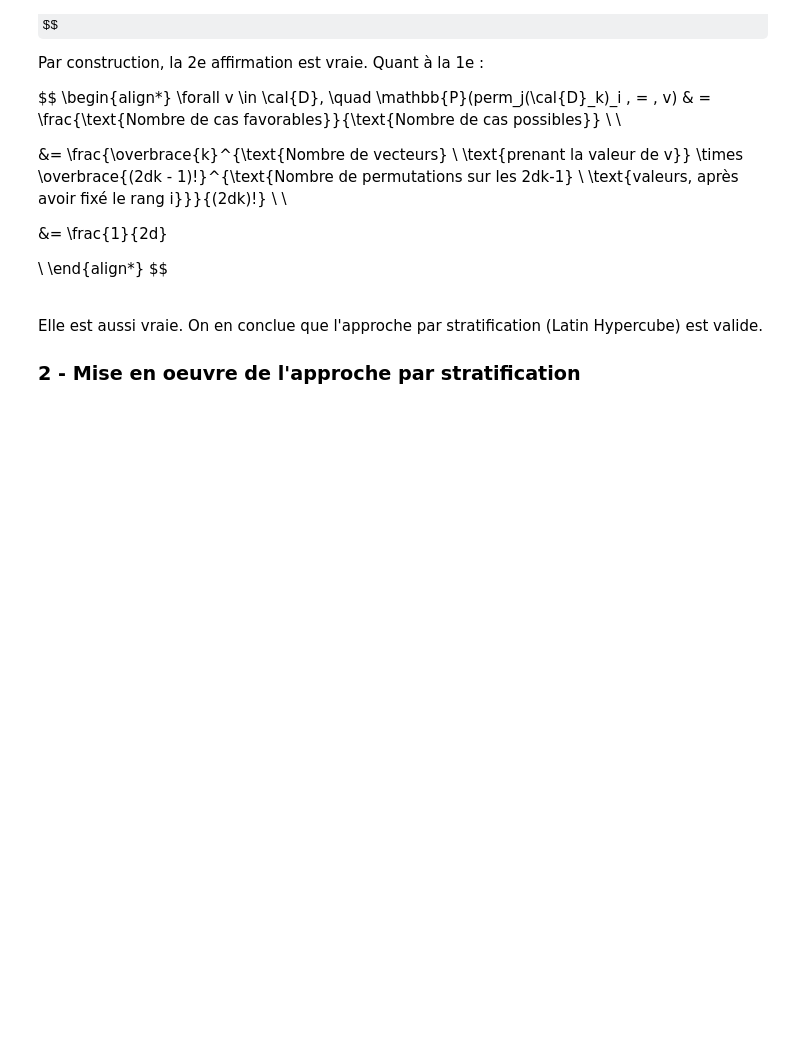
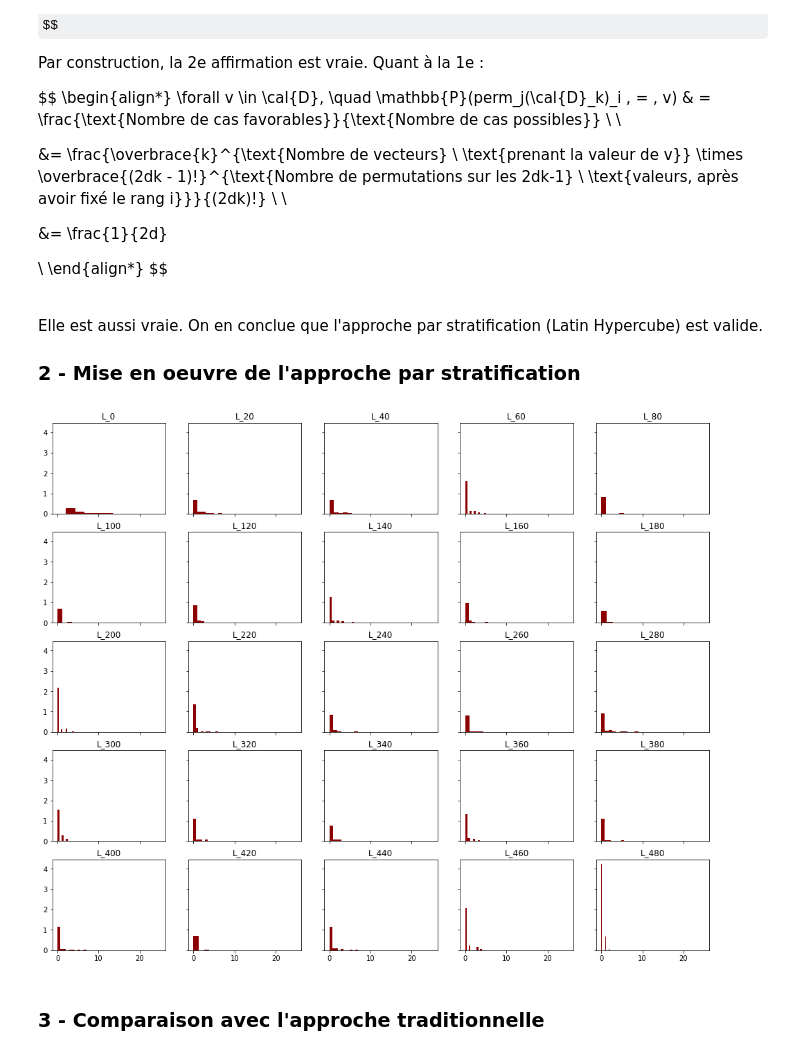
Before and after one commit to LittleBabyPanda/MCProject, a Jupyter notebook: MC_notebook.ipynb, the cells around one changed output. Drawn from its saved outputs; the diff is of its cells as text; code cells hidden in the pictures; some formulas as TeX source; blank space fills up the shorter version.

Commit message:
Mis en place les permutations

```diff
--- a/MC_notebook.ipynb
+++ b/MC_notebook.ipynb
@@ -351,9 +413,3 @@ $$
 Elle est aussi vraie. On en conclue que l'approche par stratification (Latin Hypercube) est valide.
 
 ### 2 - Mise en oeuvre de l'approche par stratification
-# %%
-''' Construction des T permutations de D_k '''
-
-N = 100
-d = 2
-T = 100
@@ -359,0 +461,37 @@ T = 100
+# %%
+''' Calcul des L_ij - approche par troncature au plus petit échantillon '''
+
+
+
+T = 1000 # On commence par définir un horizon de temps T
+d = 2 # On établit également la dimension du problème
+k = 20 # On crée l'entier k
+N = 2*d*k
+
+perm_X_check = perm_ixte_formate(d,k,T).applymap(str)
+L = [] # On crée une liste qui contient les N réalisations des suites L_ij
+for j in range(2*k*d):
+    L.append(eli(d,T,perm_X_check.iloc[j,:]))
+
+Q = min([len(elt) for elt in L]) # On détermine la taille minimale des suites
+
+perm_L_regroup = pd.DataFrame() # DataFrame permettant de regrouper les L_ij comme réalisations iid (par construction) de L_i. On choisit le format dataframe qui va faciliter les calculs
+for i in range(Q): # Pour i allant de 0 à Q-1, on regroupe les L_i
+    perm_L_regroup[i] = pd.Series([L[j][i] for j in range(N)]) # On peut noter que L_regroup.T = (L_ij)_i,j
+
+# Chaque colonne contient N réalisations de L_i
+# On a ainsi N réalisations de L_i, pour i allant jusqu'à Q
+# %%
+''' Résultats : plots '''
+
+fig5, axs5 = plt.subplots(5, 5, figsize=(17,14), sharey=True, sharex=True)
+
+for i in range(25):
+    axs5[i//5,i%5].hist(perm_L_regroup[np.arange(0,500,20)[i]], density=True, color='darkred')
+    axs5[i//5,i%5].set_title("L_"+str(np.arange(0,500,20)[i]))
+
+plt.show()
+# %% [output]
+[figure, added]
+# %% [markdown]
+### 3 - Comparaison avec l'approche traditionnelle
```
Also changed, not shown: parts of 18 cells of this notebook.
